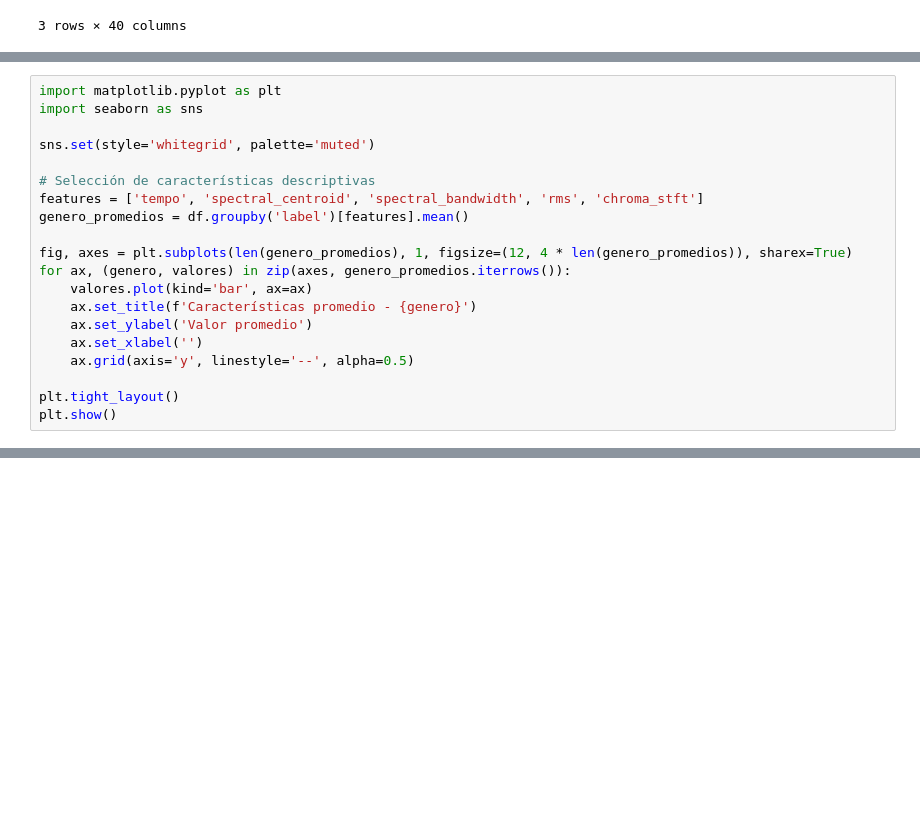
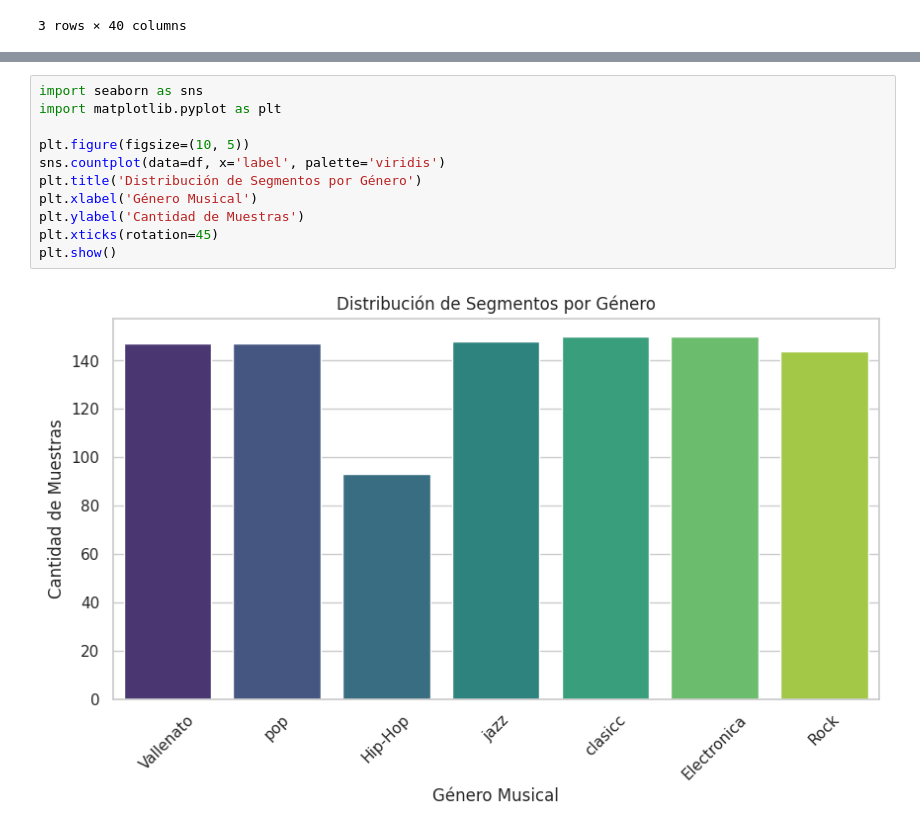
Before and after one commit to JasenovichYukopila/Veles, a Jupyter notebook: Data/ETL.ipynb, the cells around one changed output, grey strips where cells are left out. Saved outputs shown, nothing was run; the diff lists cells and outputs as text; blank space fills up the shorter version.

```diff
--- a/Data/ETL.ipynb
+++ b/Data/ETL.ipynb
@@ -167,20 +187,0 @@ A continuación se generan gráficos descriptivos de las características acúst
-# %%
-import matplotlib.pyplot as plt
-import seaborn as sns
-
-sns.set(style='whitegrid', palette='muted')
-
-# Selección de características descriptivas
-features = ['tempo', 'spectral_centroid', 'spectral_bandwidth', 'rms', 'chroma_stft']
-genero_promedios = df.groupby('label')[features].mean()
-
-fig, axes = plt.subplots(len(genero_promedios), 1, figsize=(12, 4 * len(genero_promedios)), sharex=True)
-for ax, (genero, valores) in zip(axes, genero_promedios.iterrows()):
-    valores.plot(kind='bar', ax=ax)
-    ax.set_title(f'Características promedio - {genero}')
-    ax.set_ylabel('Valor promedio')
-    ax.set_xlabel('')
-    ax.grid(axis='y', linestyle='--', alpha=0.5)
-
-plt.tight_layout()
-plt.show()
@@ -244,0 +188,13 @@ Indica cual de los 3 segmentos representa la fila
+# %%
+import seaborn as sns
+import matplotlib.pyplot as plt
+
+plt.figure(figsize=(10, 5))
+sns.countplot(data=df, x='label', palette='viridis')
+plt.title('Distribución de Segmentos por Género')
+plt.xlabel('Género Musical')
+plt.ylabel('Cantidad de Muestras')
+plt.xticks(rotation=45)
+plt.show()
+# %% [output]
+[figure, added]
```
Also changed, not shown: parts of 9 cells of this notebook, 1 other file.
